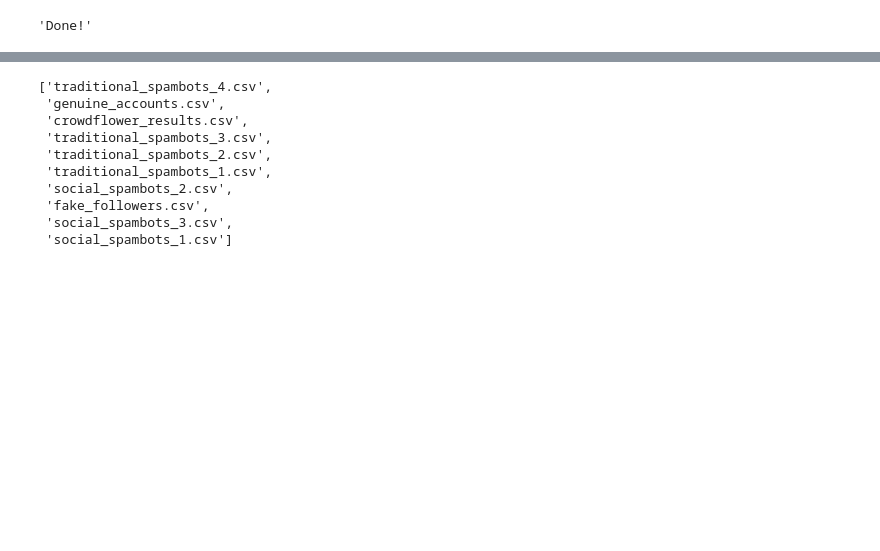
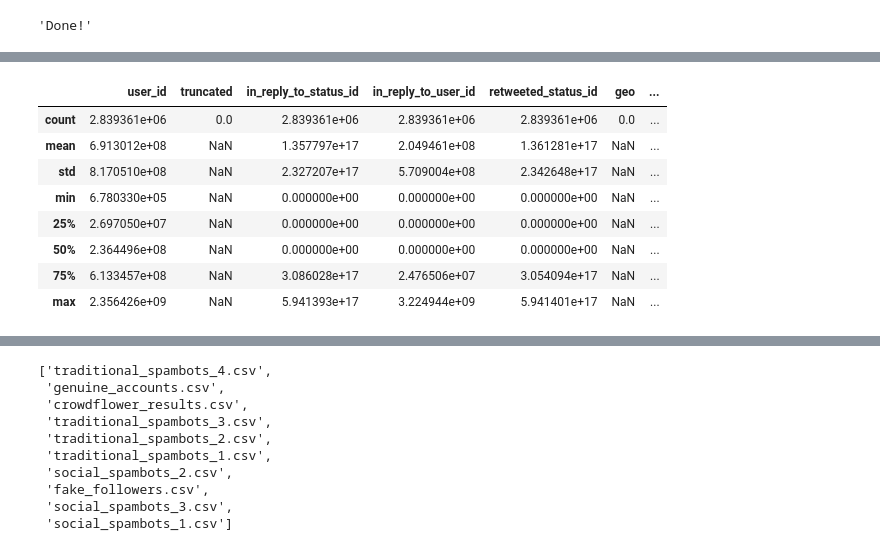
Before and after one commit to jasonweidner/CSPB_4502, a Jupyter notebook: Bot_Wrangler.ipynb, the cells around one changed output, grey strips where cells are left out. Saved outputs shown, nothing was run; the diff lists cells and outputs as text; code cells hidden in the pictures; blank space fills up the shorter version.

```diff
--- a/Bot_Wrangler.ipynb
+++ b/Bot_Wrangler.ipynb
@@ -323,0 +407,14 @@ def PuppetMaster():
+# %%
+real_tweets = pd.read_csv(REAL_TWEETS)
+# %%
+real_tweets.describe()
+# %% [output]
+|  | user_id | truncated | in_reply_to_status_id | in_reply_to_user_id | retweeted_status_id | geo | ... |
+| count | 2.839361e+06 | 0.0 | 2.839361e+06 | 2.839361e+06 | 2.839361e+06 | 0.0 | ... |
+| mean | 6.913012e+08 | NaN | 1.357797e+17 | 2.049461e+08 | 1.361281e+17 | NaN | ... |
+| std | 8.170510e+08 | NaN | 2.327207e+17 | 5.709004e+08 | 2.342648e+17 | NaN | ... |
+| min | 6.780330e+05 | NaN | 0.000000e+00 | 0.000000e+00 | 0.000000e+00 | NaN | ... |
+| 25% | 2.697050e+07 | NaN | 0.000000e+00 | 0.000000e+00 | 0.000000e+00 | NaN | ... |
+| 50% | 2.364496e+08 | NaN | 0.000000e+00 | 0.000000e+00 | 0.000000e+00 | NaN | ... |
+| 75% | 6.133457e+08 | NaN | 3.086028e+17 | 2.476506e+07 | 3.054094e+17 | NaN | ... |
+| max | 2.356426e+09 | NaN | 5.941393e+17 | 3.224944e+09 | 5.941401e+17 | NaN | ... |
```
Also changed, not shown: parts of 34 cells of this notebook.
